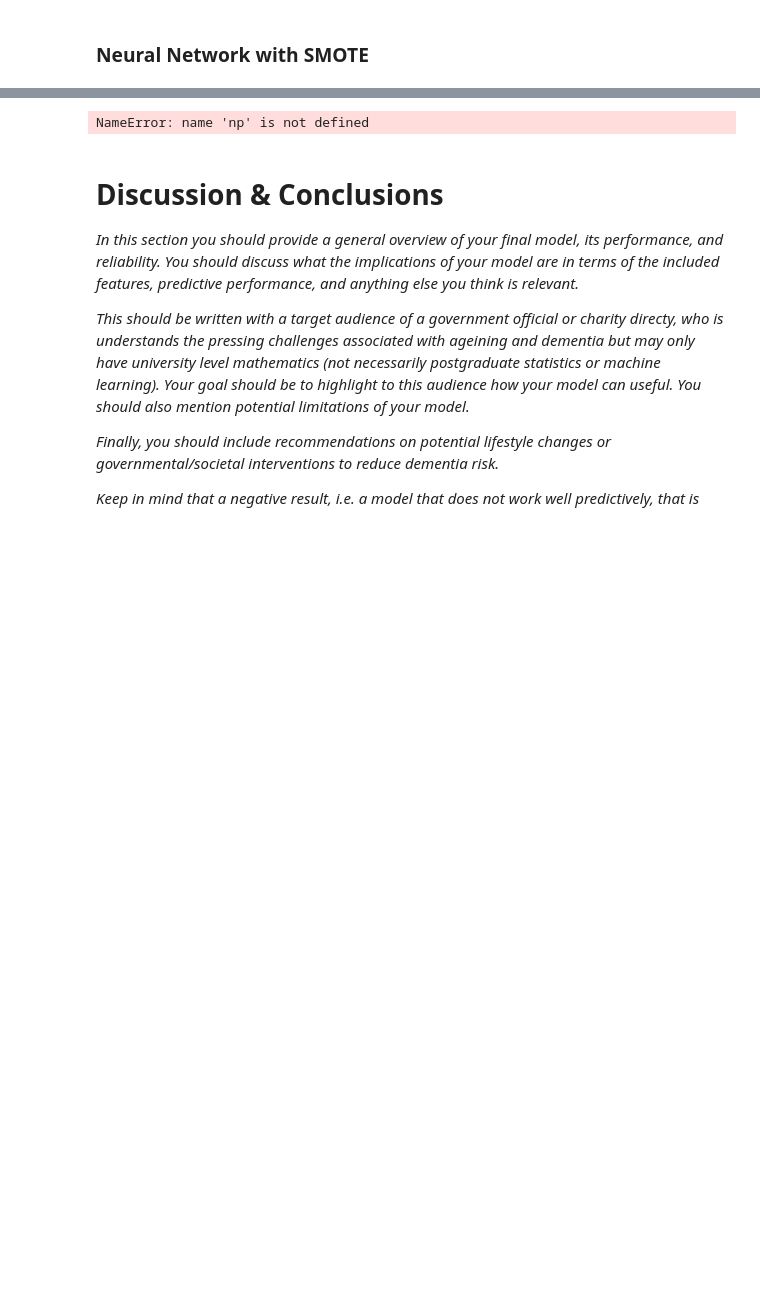
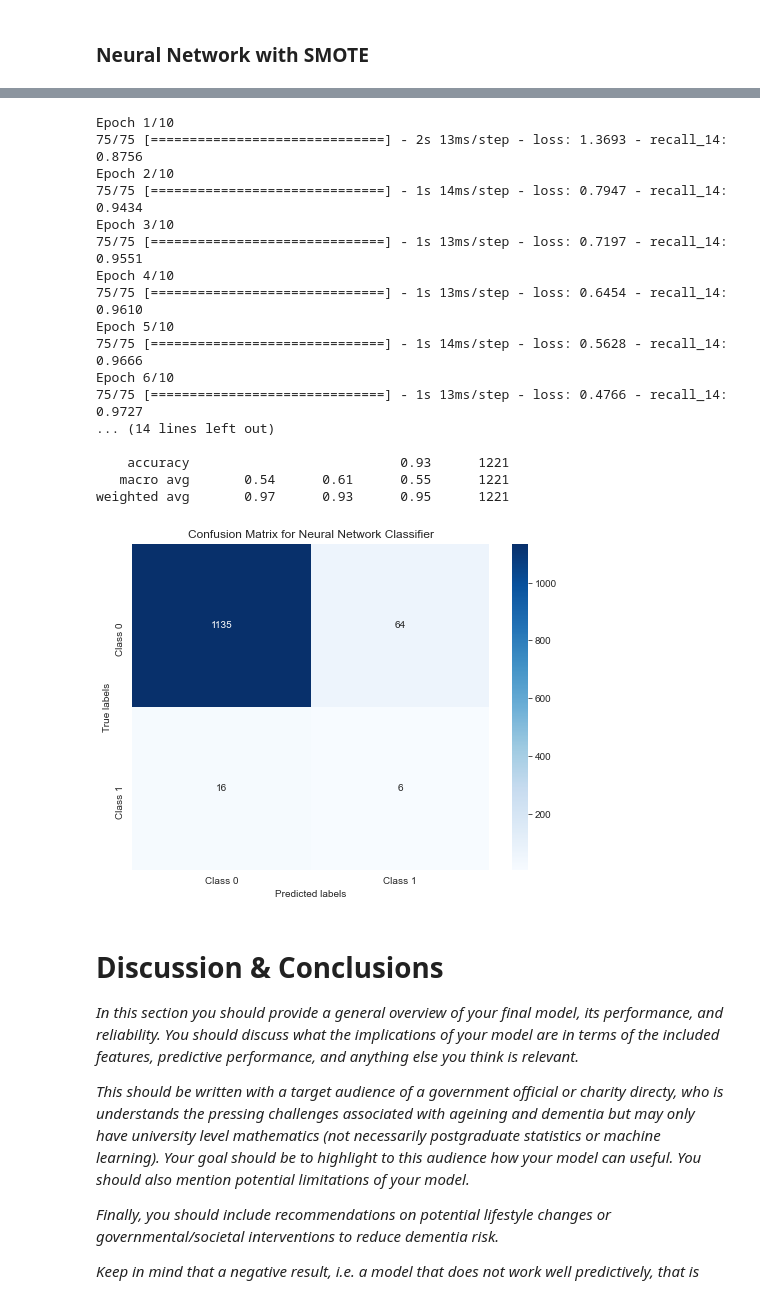
Before and after one commit to IRis0550/mlpy_2, a Jupyter notebook: project_complicated.ipynb, the cells around one changed output, grey strips where cells are left out. Cells and saved outputs as stored; diff of their text form; code cells hidden in the pictures; blank space fills up the shorter version.

```diff
--- a/project_complicated.ipynb
+++ b/project_complicated.ipynb
@@ -644,13 +740,15 @@ from sklearn.utils import class_weight as cw
 import tensorflow as tf
 from tensorflow.keras.metrics import Precision
 from tensorflow.keras.metrics import Recall
+from tensorflow.keras.layers import Dense, Dropout
+from tensorflow.keras import backend as K
 # Define a custom loss function
 
 def weighted_binary_crossentropy(y_true, y_pred):
     # 计算二分类的交叉熵损失
     bce = K.binary_crossentropy(y_true, y_pred)
     # 获取类别1的权重
-    class_weight_for_1 = 100.0  # 示例权重，根据需要调整
+    class_weight_for_1 = 10.0  # 示例权重，根据需要调整
     # 计算权重向量，为类别1应用更大的权重
     weight_vector = y_true * class_weight_for_1 + (1. - y_true)
     weighted_bce = weight_vector * bce
@@ -666,9 +764,10 @@ y_test_hv_one_hot = to_categorical(y_test_hv)
 
 # Define a precision metric for class 1
 recall_class_1 = Recall(class_id=1)
+precision_class_1 = Precision(class_id=1)
 
 nn_classifier = Sequential([
-    Dense(512, activation='swish', input_shape=(X_train_smote.shape[1],)),
+    Dense(256, activation='swish', input_shape=(X_train_smote.shape[1],)),
     Dropout(0.4),
     Dense(512, activation='swish'),
     Dropout(0.4),
@@ -684,36 +783,53 @@ nn_classifier = Sequential([
 ])
 
 # Compile the neural network with the custom precision metric for class 1
 nn_classifier.compile(optimizer='adam', loss=weighted_binary_crossentropy, metrics=[recall_class_1])
 #换成recall
 
 
 # Train the classifier on the training data, using class weights
-#nn_classifier.fit(X_train_smote, y_train_smote_one_hot, epochs=10, batch_size=128, class_weight=class_weights_dict)
-nn_classifier.fit(X_train_smote, y_train_smote_one_hot, epochs=10, batch_size=128)
+nn_classifier.fit(X_train_smote, y_train_smote_one_hot, epochs=10, batch_size=128, class_weight=class_weights_dict)
+#nn_classifier.fit(X_train_smote, y_train_smote_one_hot, epochs=10, batch_size=128)
 # Predict on the testing data
 y_pred_smote_nn = nn_classifier.predict(X_test_hv)
 y_pred_smote_nn_classes = y_pred_smote_nn.argmax(axis=1)  # Convert probabilities to class labels
 
 # Generate the classification report
 report_smote_nn = classification_report(y_test_hv, y_pred_smote_nn_classes)
 
 # Print the classification report
 print("Classification Report:")
 print(report_smote_nn)
 
 # Calculate the confusion matrix
 conf_matrix_nn = confusion_matrix(y_test_hv, y_pred_smote_nn_classes)
 
 # Plot the confusion matrix
 plt.figure(figsize=(8, 6))
 sns.heatmap(conf_matrix_nn, annot=True, fmt="d", cmap="Blues", xticklabels=class_labels, yticklabels=class_labels)
 plt.xlabel('Predicted labels')
 plt.ylabel('True labels')
 plt.title('Confusion Matrix for Neural Network Classifier')
 plt.show()
 # %% [output]
-NameError: name 'np' is not defined
+Epoch 1/10
+75/75 [==============================] - 2s 13ms/step - loss: 1.3693 - recall_14: 0.8756
+Epoch 2/10
+75/75 [==============================] - 1s 14ms/step - loss: 0.7947 - recall_14: 0.9434
+Epoch 3/10
+75/75 [==============================] - 1s 13ms/step - loss: 0.7197 - recall_14: 0.9551
+Epoch 4/10
+75/75 [==============================] - 1s 13ms/step - loss: 0.6454 - recall_14: 0.9610
+Epoch 5/10
+75/75 [==============================] - 1s 14ms/step - loss: 0.5628 - recall_14: 0.9666
+Epoch 6/10
+75/75 [==============================] - 1s 13ms/step - loss: 0.4766 - recall_14: 0.9727
+... (14 lines left out)
+
+    accuracy                           0.93      1221
+   macro avg       0.54      0.61      0.55      1221
+weighted avg       0.97      0.93      0.95      1221
+[figure, added]
 # %% [markdown]
 # Discussion & Conclusions
 
```
Also changed, not shown: parts of 5 cells of this notebook.
